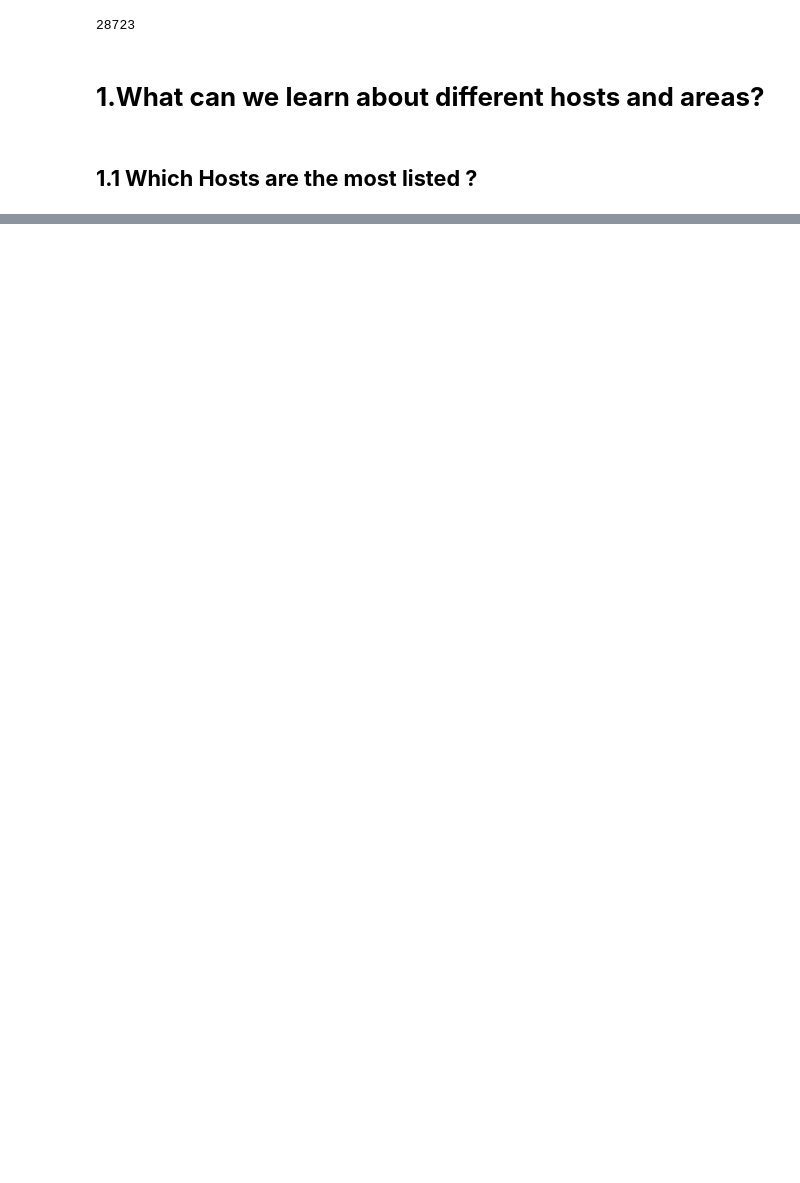
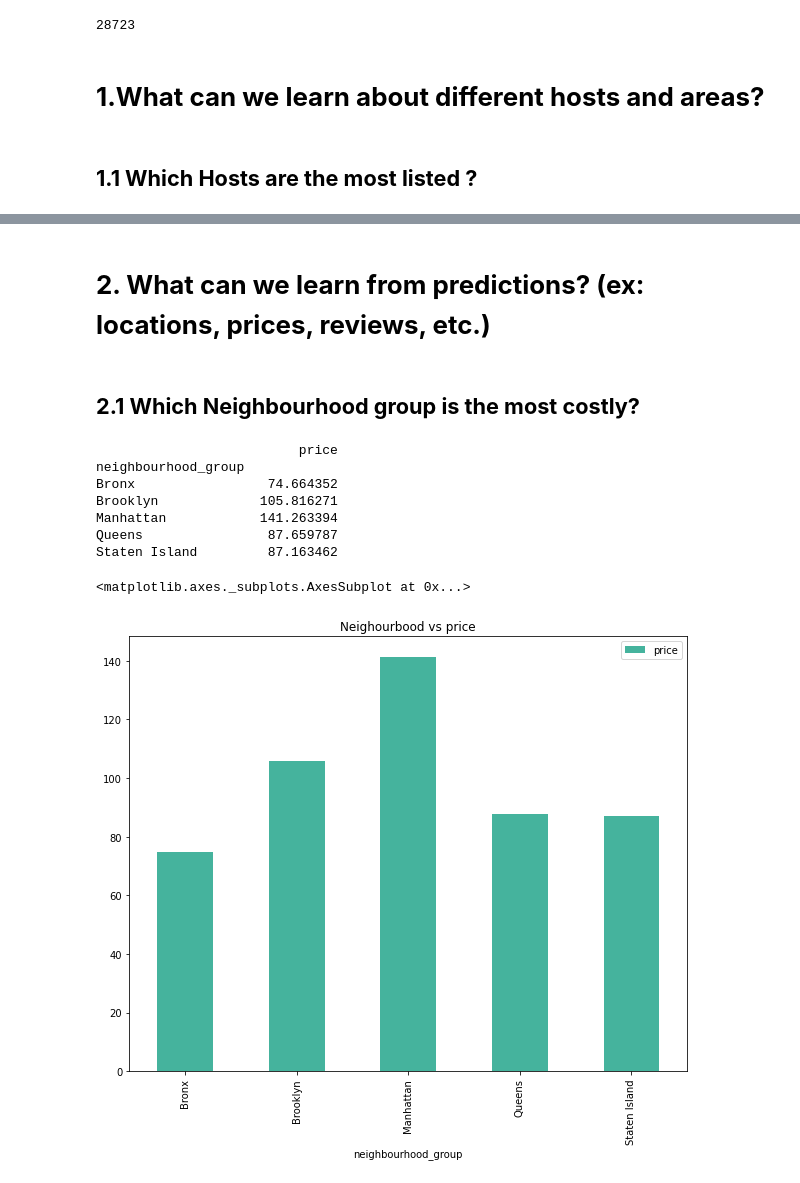
Before and after one commit to Prahalpm/Airbnb-Booking-Analysis-Team-Capstone-Project, a Jupyter notebook: Airbnb_Bookings_Analysis_Capstone_Project.ipynb, the cells around one changed output, grey strips where cells are left out. Drawn from its saved outputs; the diff is of its cells as text; code cells hidden in the pictures; blank space fills up the shorter version.

```diff
--- a/Airbnb_Bookings_Analysis_Capstone_Project.ipynb
+++ b/Airbnb_Bookings_Analysis_Capstone_Project.ipynb
@@ -218,0 +248,18 @@ Most_listed_host[:10].plot(kind='bar')
+# %% [markdown]
+# **2. What can we learn from predictions? (ex: locations, prices, reviews, etc.)**
+# %% [markdown]
+## **2.1 Which Neighbourhood group is the most costly?**
+# %%
+Costliest_neighbourhood = df_no_outlier[['neighbourhood_group','price']].groupby('neighbourhood_group').mean()
+print(Costliest_neighbourhood)
+Costliest_neighbourhood.plot(kind = 'bar', title = 'Neighourbood vs price',figsize=(10,8), color = '#45B39D')
+# %% [output]
+                          price
+neighbourhood_group
+Bronx                 74.664352
+Brooklyn             105.816271
+Manhattan            141.263394
+Queens                87.659787
+Staten Island         87.163462
+<matplotlib.axes._subplots.AxesSubplot at 0x...>
+[figure, added]
```
Also changed, not shown: parts of 30 cells of this notebook.
